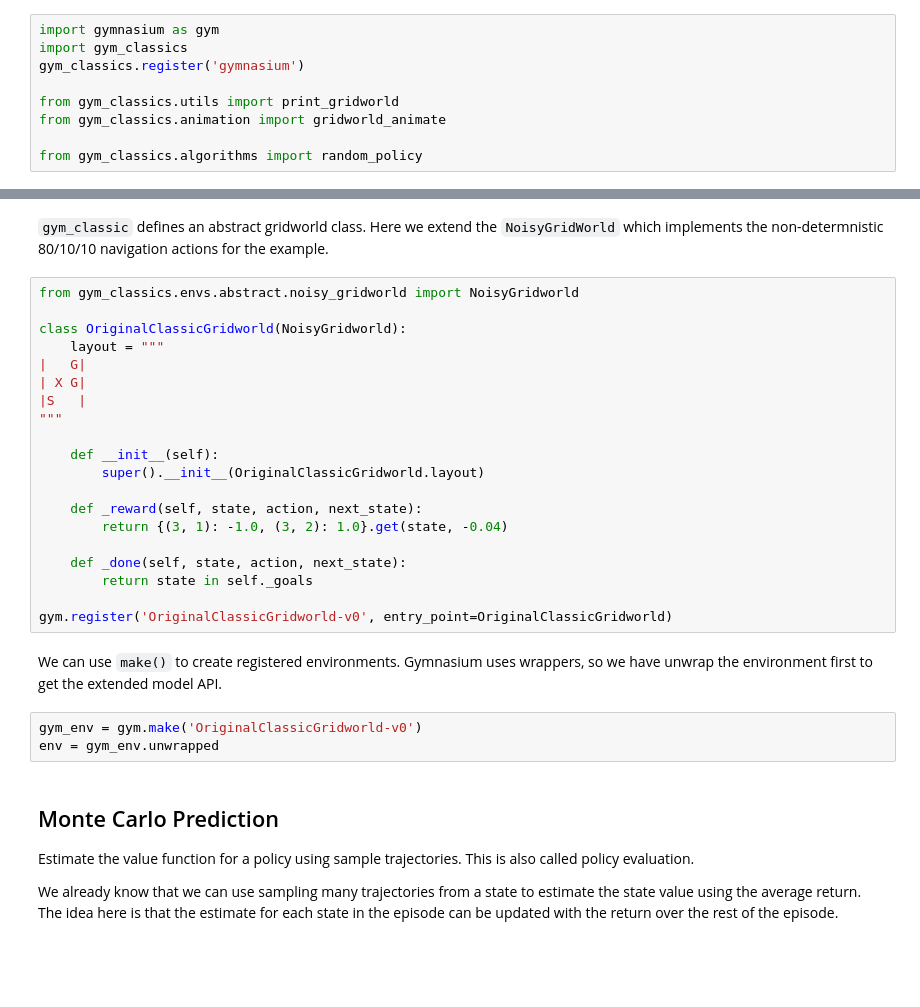
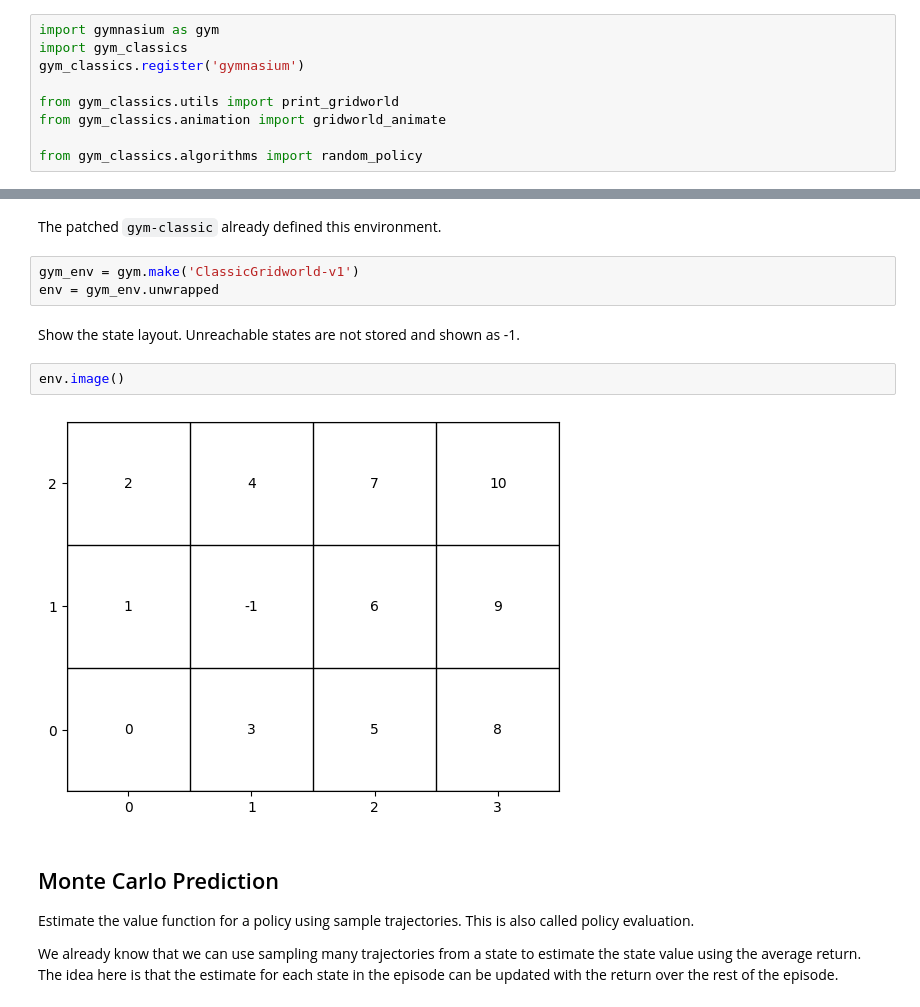
Before and after one commit to mhahsler/Introduction_to_Reinforcement_Learning, a Jupyter notebook: MC/4x3_grid_world_MC.ipynb, the cells around one changed output, grey strips where cells are left out. Saved outputs shown, nothing was run; the diff lists cells and outputs as text; blank space fills up the shorter version.

```diff
--- a/MC/4x3_grid_world_MC.ipynb
+++ b/MC/4x3_grid_world_MC.ipynb
@@ -28,34 +28,16 @@ The used example is the simple $4 \times 3$ grid world described in AIMA Chapter
 AIMA Figure 17.1: (a) A simple, stochastic
  environment that presents the agent with a sequential decision problem. (b) Illustration of the transition model of the environment: the “intended” outcome occurs with probability 0.8, but with probability 0.2 the agent moves at right angles to the intended direction. A collision with a wall results in no movement. Transitions into the two terminal states have reward +1 and -1, respectively, and all other transitions have a reward of -0.04.
 # %% [markdown]
-
-`gym_classic` defines an abstract gridworld class. Here we extend the `NoisyGridWorld` which implements the non-determnistic 80/10/10 navigation actions for
-the example.
+The patched `gym-classic` already defined this environment.
-# %%
-from gym_classics.envs.abstract.noisy_gridworld import NoisyGridworld
-
-class OriginalClassicGridworld(NoisyGridworld):
-    layout = """
-|   G|
-| X G|
-|S   |
-"""
-
-    def __init__(self):
-        super().__init__(OriginalClassicGridworld.layout)
-
-    def _reward(self, state, action, next_state):
-        return {(3, 1): -1.0, (3, 2): 1.0}.get(state, -0.04)
-
-    def _done(self, state, action, next_state):
-        return state in self._goals
-
-gym.register('OriginalClassicGridworld-v0', entry_point=OriginalClassicGridworld)
-# %% [markdown]
-We can use `make()` to create registered environments. Gymnasium uses wrappers, so we have unwrap the environment first to get the extended model API.
 # %%
-gym_env = gym.make('OriginalClassicGridworld-v0')
+gym_env = gym.make('ClassicGridworld-v1')
 env = gym_env.unwrapped
+# %% [markdown]
+Show the state layout. Unreachable states are not stored and shown as -1.
+# %%
+env.image()
+# %% [output]
+[figure, added]
 # %% [markdown]
 ## Monte Carlo Prediction
 
```
Also changed, not shown: parts of 8 cells of this notebook, 1 other file.
